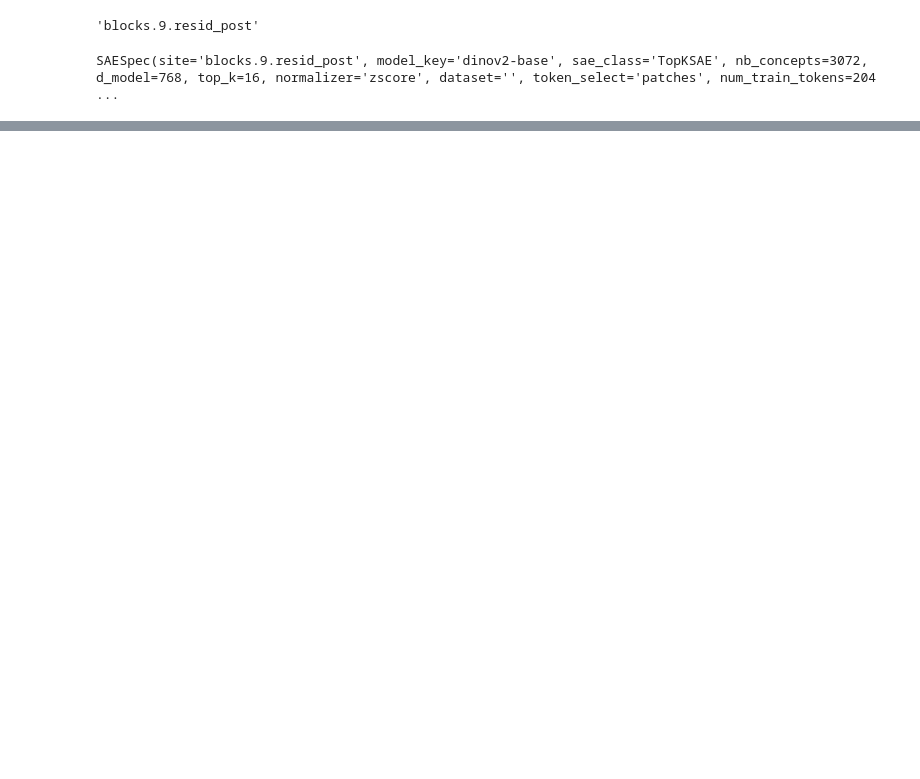
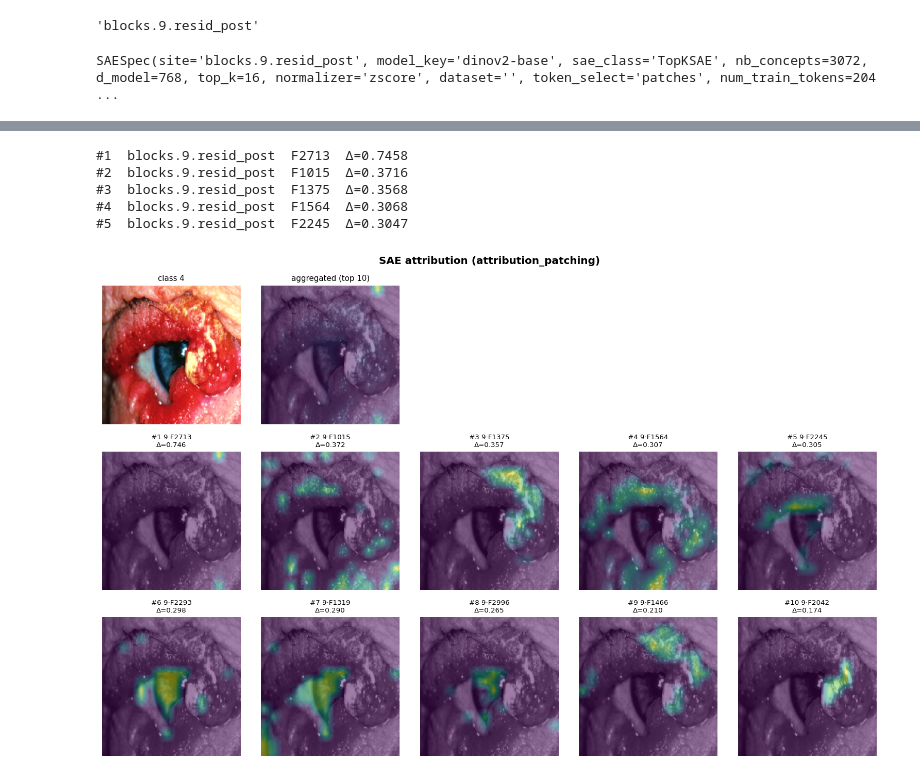
Before and after one commit to VoErik/vitlab, a Jupyter notebook: notebooks/Untitled.ipynb, the cells around one changed output, grey strips where cells are left out. Cells and saved outputs as stored; diff of their text form; code cells hidden in the pictures; blank space fills up the shorter version.

Commit message:
eval + visualisation + attribution

```diff
--- a/notebooks/Untitled.ipynb
+++ b/notebooks/Untitled.ipynb
@@ -33,3 +33,27 @@ print(f"{codes.shape[1]} concepts, {active:.1f} active per patch (should be ~top
 sae.spec
 # %% [output]
 SAESpec(site='blocks.9.resid_post', model_key='dinov2-base', sae_class='TopKSAE', nb_concepts=3072, d_model=768, top_k=16, normalizer='zscore', dataset='', token_select='patches', num_train_tokens=204 ...
+# %%
+import torch
+import vitlab
+from vitlab.datasets import get_splits
+from vitlab.sae import load_bank                 # -> SAEBank keyed by site
+from vitlab import viz
+import vitlab.attribution as A
+
+device = "cuda"
+SITE = "blocks.9.resid_post"          # must match what the SAE was trained on
+BACKBONE_CKPT = "../runs/dinov2-base_full_epochs30/best"
+SAE_CKPT = "../saes/dinov2_fitz_l9_topk16_d3072"
+DATASET = "fitzpatrick17k"
+
+# 1. model (backbone + task head) and the SAE bank
+model = vitlab.load_model(BACKBONE_CKPT, device=device)
+bank  = load_bank({SITE: SAE_CKPT}, device=device)   # {site: sae_dir}
+
+# 2. one image, preprocessed for this backbone; keep the batch dim
+train, _, _ = get_splits(DATASET, model_key=model.spec.key)
+image = train[0]["pixel_values"].unsqueeze(0)      # (1, 3, 224, 224)
+
+# 3. two-stage attribution: patching screens -> ablation verifies
+task = model.task_names[0]                         # or e.g. "fitzpatrick17k"
@@ -35,0 +62,17 @@ SAESpec(site='blocks.9.resid_post', model_key='dinov2-base', sae_class='TopKSAE'
+# %%
+image = train[0]["pixel_values"].unsqueeze(0)      # (1, 3, 224, 224)
+r = A.attribution_patching(model, bank, image, SITE, task=task, top_k=10, device=device)
+
+for c in r.top(5):
+    print(f"#{c['rank']}  {c['site']}  F{c['feature']}  Δ={c['score']:.4f}")
+
+# 4. figure
+viz.use_style()
+fig = viz.attribution_grid(image, r, model_key=model.spec.key, save="attr.pdf", show=True)
+# %% [output]
+#1  blocks.9.resid_post  F2713  Δ=0.7458
+#2  blocks.9.resid_post  F1015  Δ=0.3716
+#3  blocks.9.resid_post  F1375  Δ=0.3568
+#4  blocks.9.resid_post  F1564  Δ=0.3068
+#5  blocks.9.resid_post  F2245  Δ=0.3047
+[figure, added]
```
Also changed, not shown: parts of 3 cells of this notebook, 18 other files.
